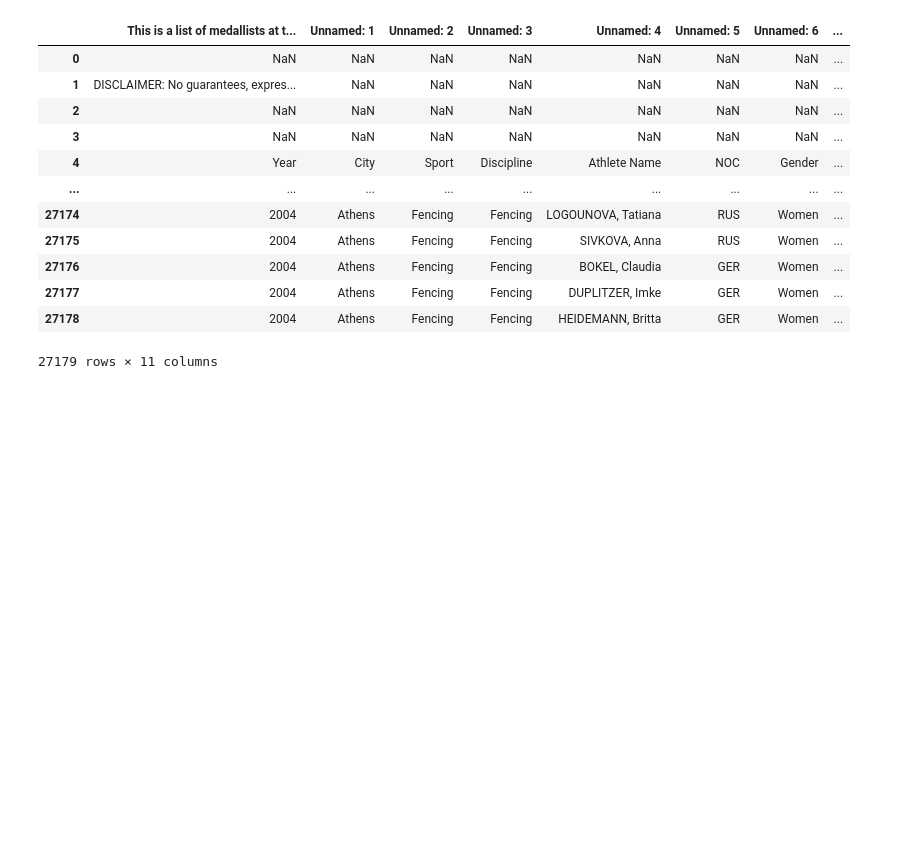
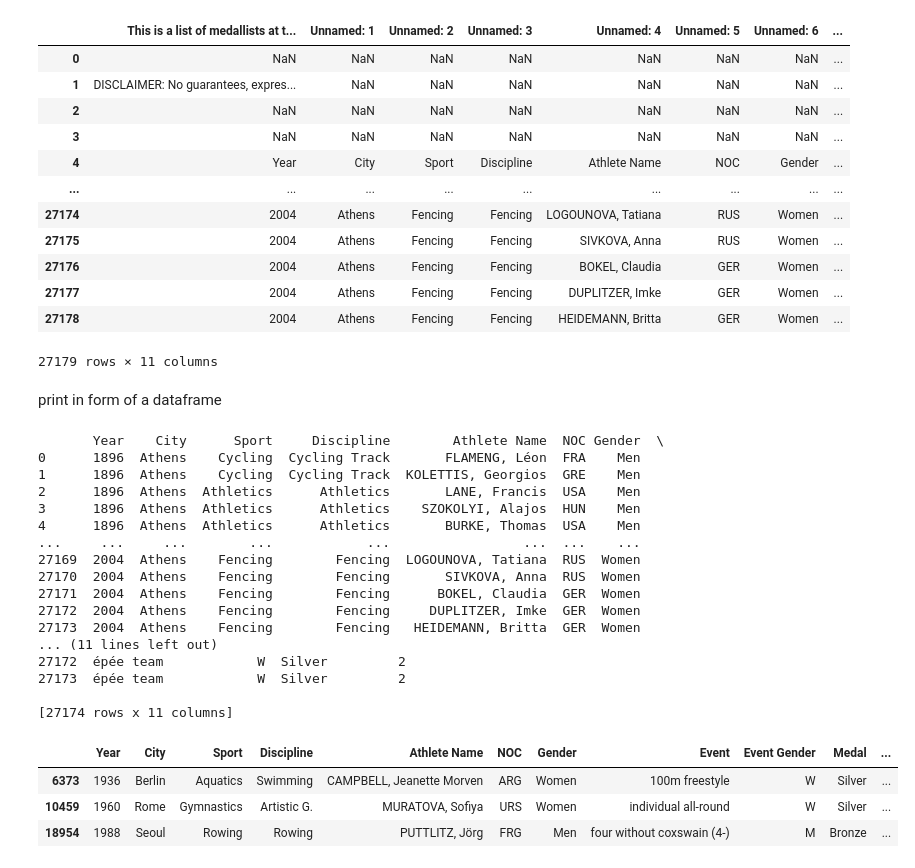
Before and after one commit to gcgauravchauhan10/Python_Practice_Codes, a Jupyter notebook: Practice with Pandas.ipynb, the cells around one changed output. Cells and saved outputs as stored; diff of their text form; code cells hidden in the pictures; blank space fills up the shorter version.

```diff
--- a/Practice with Pandas.ipynb
+++ b/Practice with Pandas.ipynb
@@ -131,3 +132,5 @@ pd.read_csv(filepath_or_buffer = 'olympics_1896_2004.csv')
 | 27177 | 2004 | Athens | Fencing | Fencing | DUPLITZER, Imke | GER | Women | ... |
 | 27178 | 2004 | Athens | Fencing | Fencing | HEIDEMANN, Britta | GER | Women | ... |
 27179 rows × 11 columns
+# %% [markdown]
+print in form of a dataframe
@@ -133,0 +143,25 @@ pd.read_csv(filepath_or_buffer = 'olympics_1896_2004.csv')
+# %%
+print(oo)
+oo.sample(3) #For taking random sample
+# %% [output]
+       Year    City      Sport     Discipline        Athlete Name  NOC Gender  \
+0      1896  Athens    Cycling  Cycling Track       FLAMENG, Léon  FRA    Men
+1      1896  Athens    Cycling  Cycling Track  KOLETTIS, Georgios  GRE    Men
+2      1896  Athens  Athletics      Athletics       LANE, Francis  USA    Men
+3      1896  Athens  Athletics      Athletics    SZOKOLYI, Alajos  HUN    Men
+4      1896  Athens  Athletics      Athletics       BURKE, Thomas  USA    Men
+...     ...     ...        ...            ...                 ...  ...    ...
+27169  2004  Athens    Fencing        Fencing  LOGOUNOVA, Tatiana  RUS  Women
+27170  2004  Athens    Fencing        Fencing       SIVKOVA, Anna  RUS  Women
+27171  2004  Athens    Fencing        Fencing      BOKEL, Claudia  GER  Women
+27172  2004  Athens    Fencing        Fencing     DUPLITZER, Imke  GER  Women
+27173  2004  Athens    Fencing        Fencing   HEIDEMANN, Britta  GER  Women
+... (11 lines left out)
+27172  épée team            W  Silver         2
+27173  épée team            W  Silver         2
+
+[27174 rows x 11 columns]
+|  | Year | City | Sport | Discipline | Athlete Name | NOC | Gender | Event | Event Gender | Medal | ... |
+| 6373 | 1936 | Berlin | Aquatics | Swimming | CAMPBELL, Jeanette Morven | ARG | Women | 100m freestyle | W | Silver | ... |
+| 10459 | 1960 | Rome | Gymnastics | Artistic G. | MURATOVA, Sofiya | URS | Women | individual all-round | W | Silver | ... |
+| 18954 | 1988 | Seoul | Rowing | Rowing | PUTTLITZ, Jörg | FRG | Men | four without coxswain (4-) | M | Bronze | ... |
```
Also changed, not shown: parts of 42 cells of this notebook.
